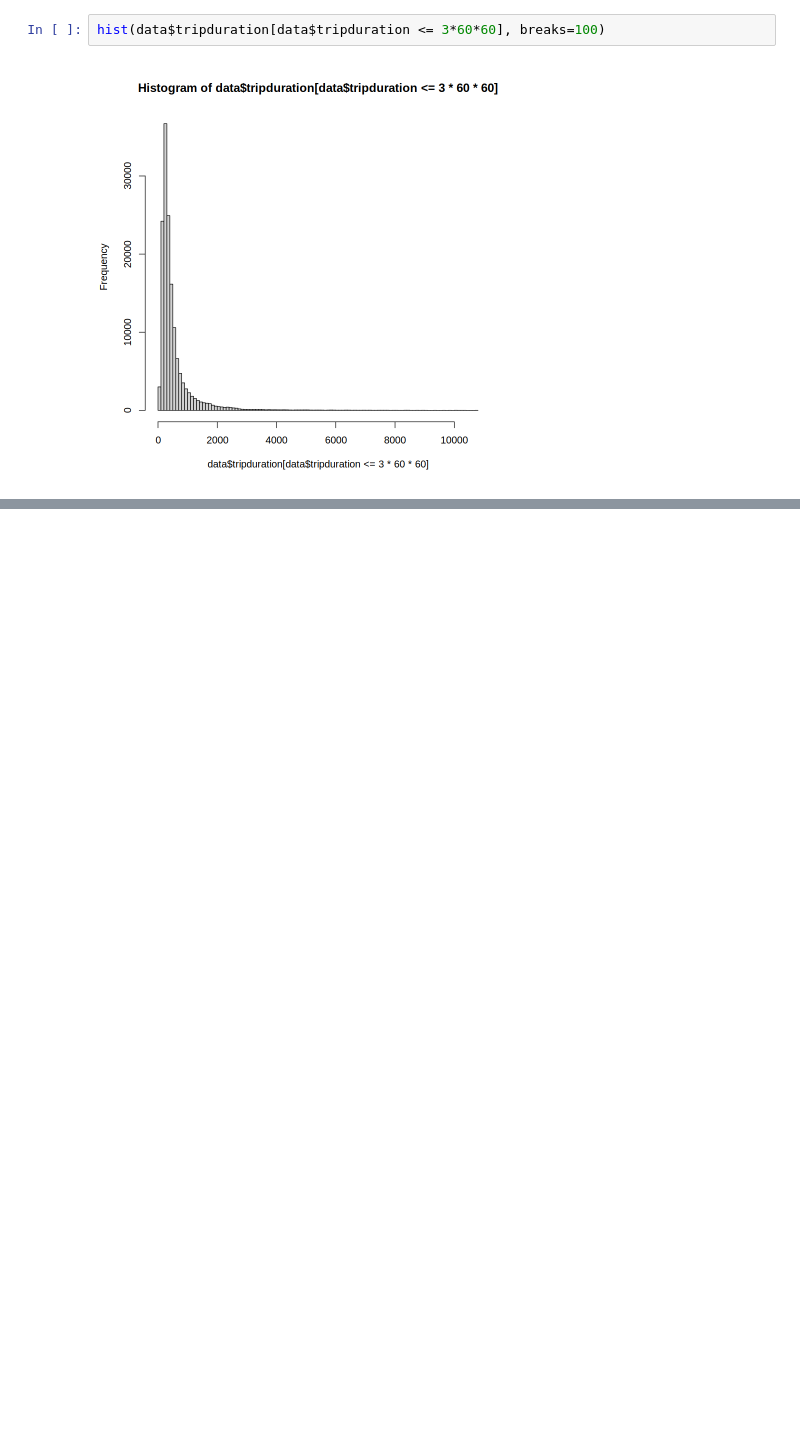
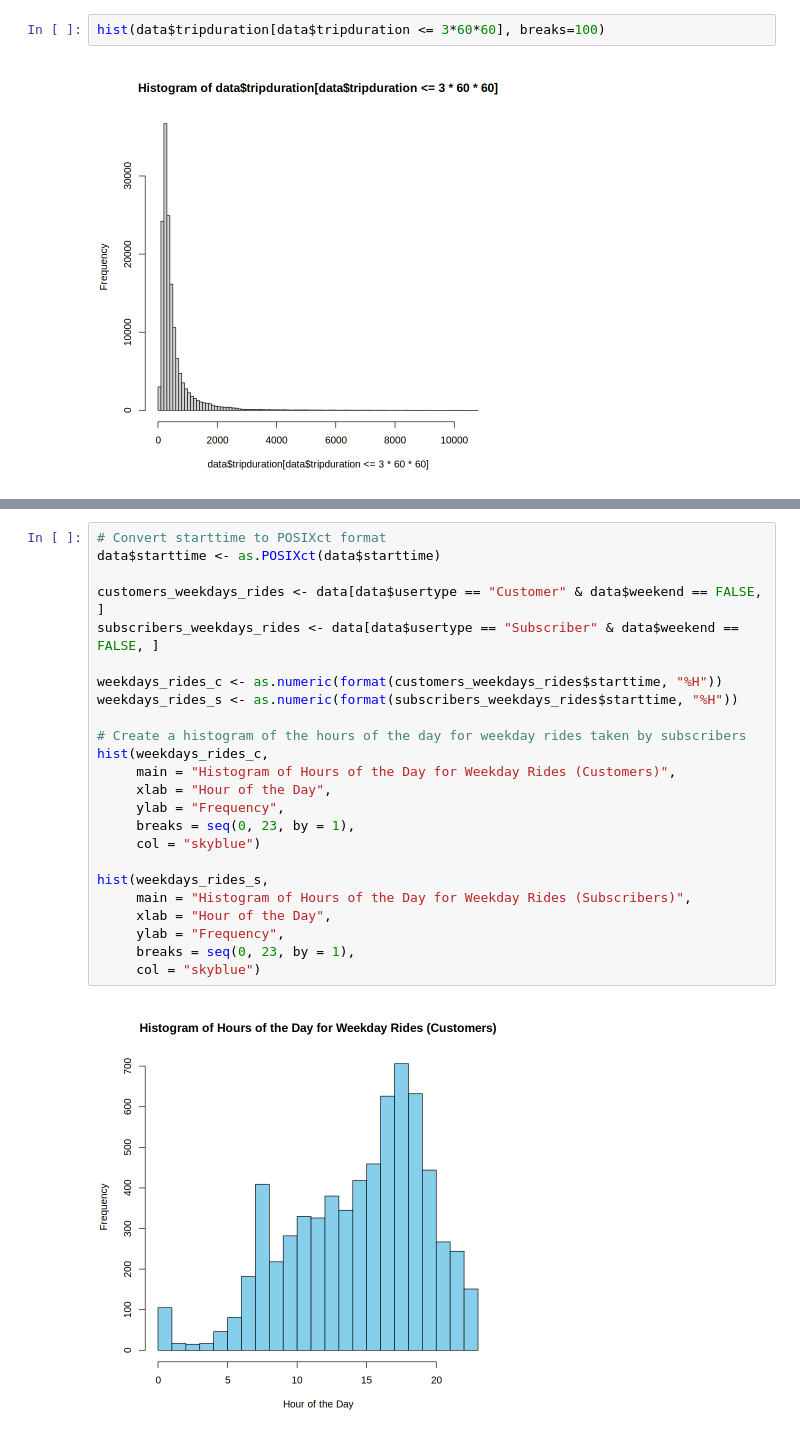
Before and after one commit to Kallo27/Advanced_statistics, a Jupyter notebook: Lab01/CalandraBuonaura_LorenzoRlab01.ipynb, the cells around one changed output, grey strips where cells are left out. Saved outputs shown, nothing was run; the diff lists cells and outputs as text; blank space fills up the shorter version.

```diff
--- a/Lab01/CalandraBuonaura_LorenzoRlab01.ipynb
+++ b/Lab01/CalandraBuonaura_LorenzoRlab01.ipynb
@@ -56,0 +97,26 @@ total_dur
+# %%
+# Convert starttime to POSIXct format
+data$starttime <- as.POSIXct(data$starttime)
+
+customers_weekdays_rides <- data[data$usertype == "Customer" & data$weekend == FALSE, ]
+subscribers_weekdays_rides <- data[data$usertype == "Subscriber" & data$weekend == FALSE, ]
+
+weekdays_rides_c <- as.numeric(format(customers_weekdays_rides$starttime, "%H"))
+weekdays_rides_s <- as.numeric(format(subscribers_weekdays_rides$starttime, "%H"))
+
+# Create a histogram of the hours of the day for weekday rides taken by subscribers
+hist(weekdays_rides_c,
+     main = "Histogram of Hours of the Day for Weekday Rides (Customers)",
+     xlab = "Hour of the Day",
+     ylab = "Frequency",
+     breaks = seq(0, 23, by = 1),
+     col = "skyblue")
+
+hist(weekdays_rides_s,
+     main = "Histogram of Hours of the Day for Weekday Rides (Subscribers)",
+     xlab = "Hour of the Day",
+     ylab = "Frequency",
+     breaks = seq(0, 23, by = 1),
+     col = "skyblue")
+# %% [output]
+[figure, added]
```
Also changed, not shown: parts of 12 cells of this notebook.
